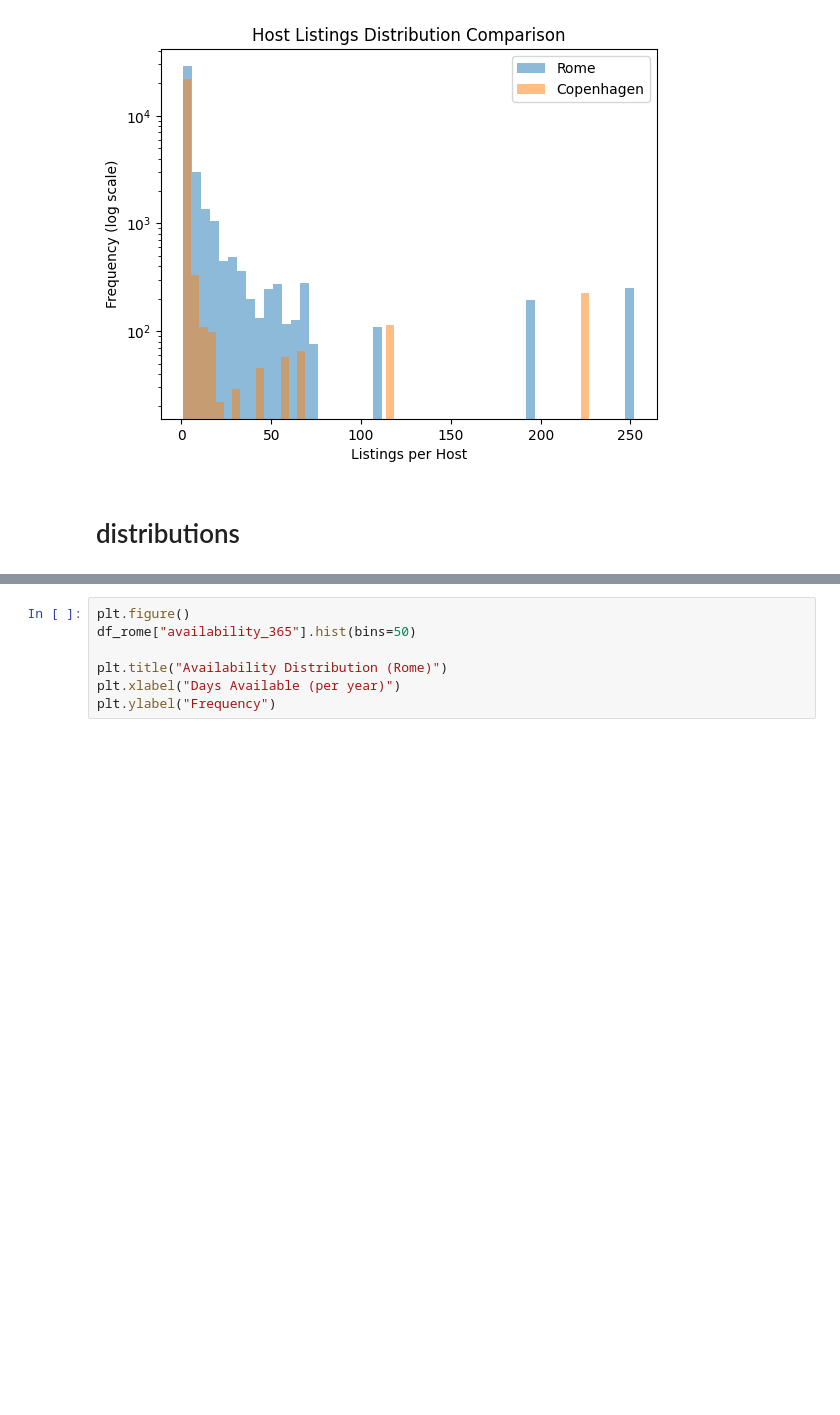
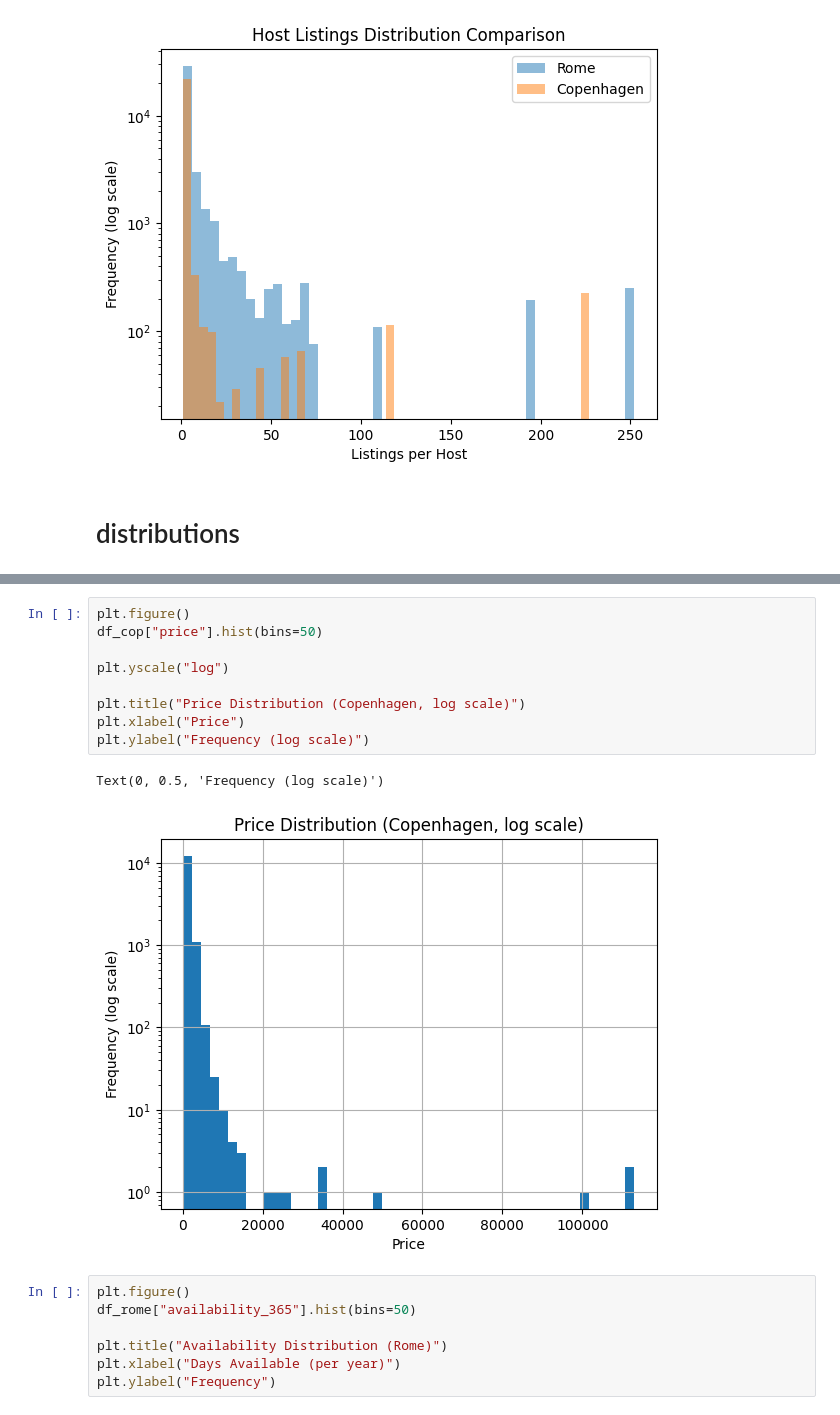
Before and after one commit to andreamammano89-maker/DataVisualisationPW_MESA, a Jupyter notebook: projectdv.ipynb, the cells around one changed output, grey strips where cells are left out. Cells and saved outputs as stored; diff of their text form; blank space fills up the shorter version.

```diff
--- a/projectdv.ipynb
+++ b/projectdv.ipynb
@@ -320,3 +333,15 @@ Text(0, 0.5, 'Frequency (log scale)')
+# %%
+plt.figure()
+df_cop["price"].hist(bins=50)
+
+plt.yscale("log")
+
+plt.title("Price Distribution (Copenhagen, log scale)")
+plt.xlabel("Price")
+plt.ylabel("Frequency (log scale)")
+# %% [output]
+Text(0, 0.5, 'Frequency (log scale)')
+[figure, added]
 # %%
 plt.figure()
 df_rome["availability_365"].hist(bins=50)
```
Also changed, not shown: parts of 8 cells of this notebook.
